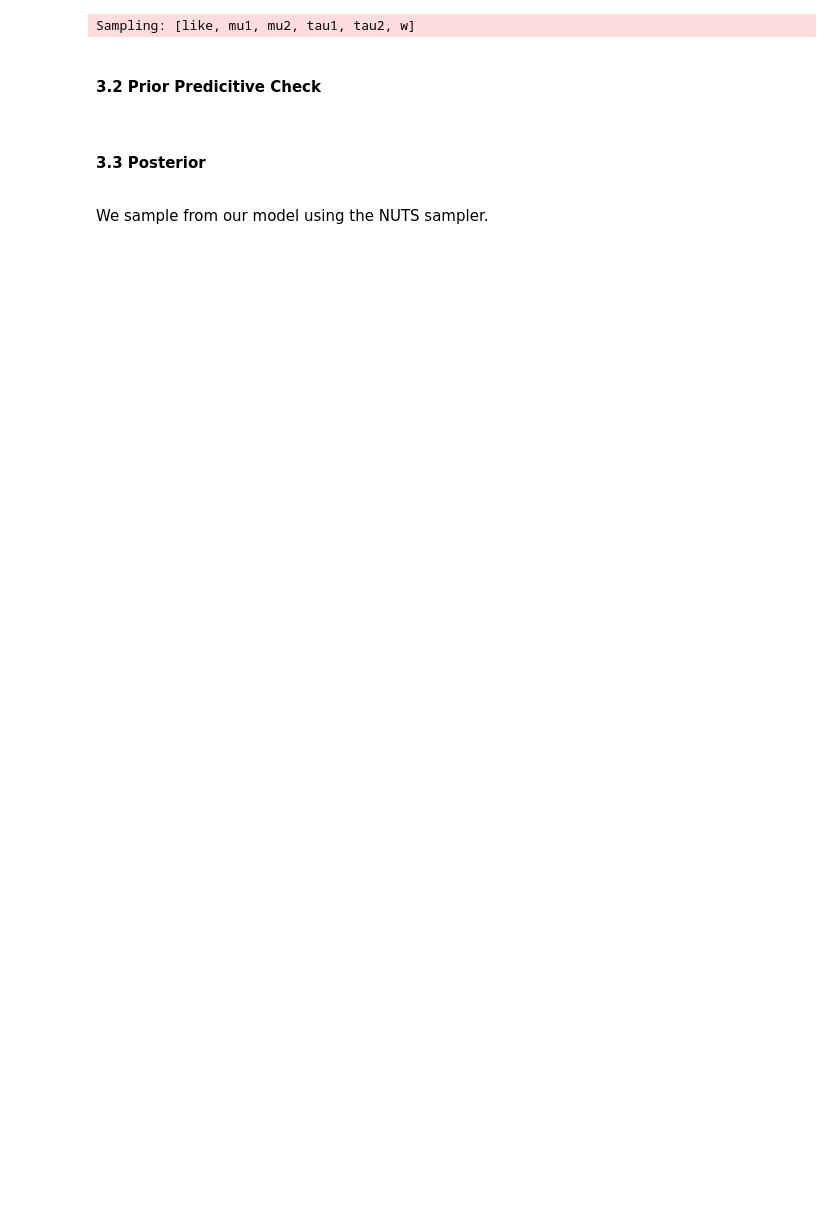
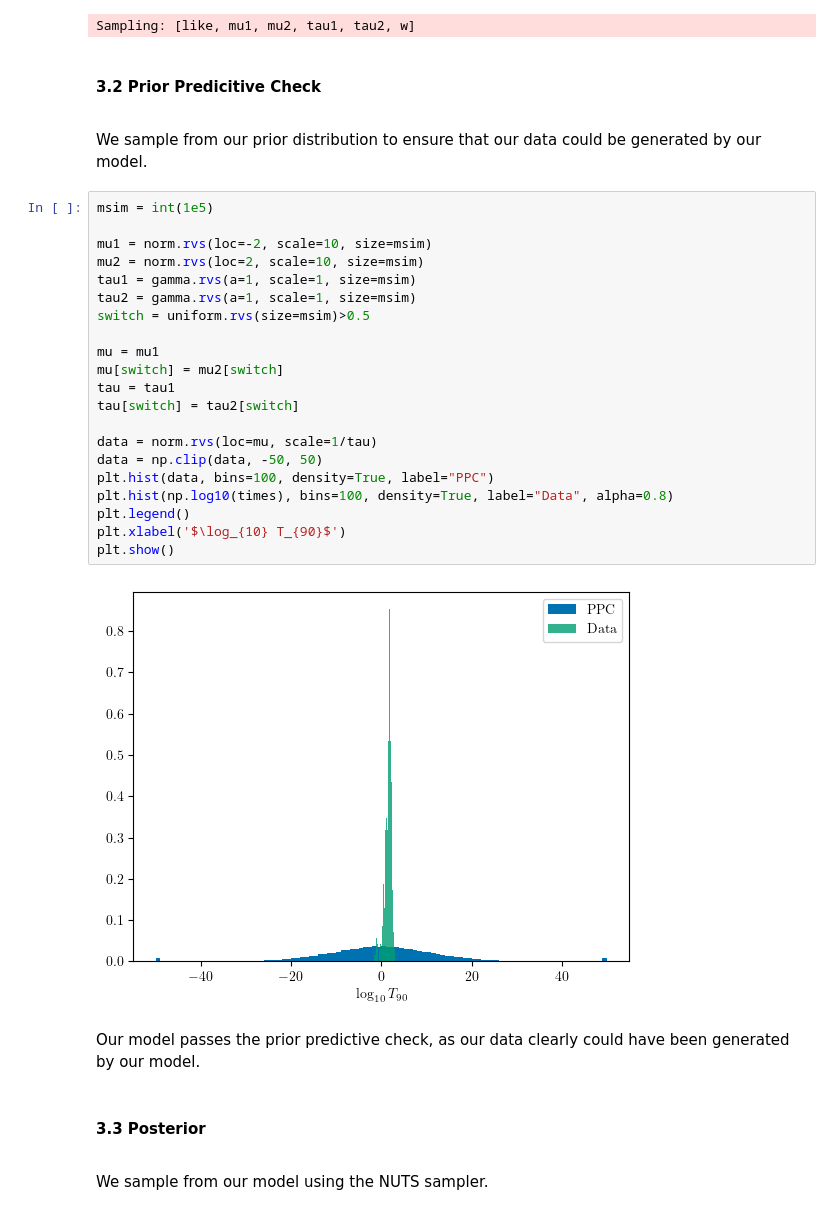
Before and after one commit to tylerbarna/AST5731-projects, a Jupyter notebook: project3/project3.ipynb, the cells around one changed output. Saved outputs shown, nothing was run; the diff lists cells and outputs as text; blank space fills up the shorter version.

```diff
--- a/project3/project3.ipynb
+++ b/project3/project3.ipynb
@@ -169,6 +184,33 @@ Sampling: [like, mu1, mu2, tau1, tau2, w]
 # %% [markdown]
 #### 3.2 Prior Predicitive Check
 <a id='prior'></a>
+# %% [markdown]
+We sample from our prior distribution to ensure that our data could be generated by our model.
+# %%
+msim = int(1e5)
+
+mu1 = norm.rvs(loc=-2, scale=10, size=msim)
+mu2 = norm.rvs(loc=2, scale=10, size=msim)
+tau1 = gamma.rvs(a=1, scale=1, size=msim)
+tau2 = gamma.rvs(a=1, scale=1, size=msim)
+switch = uniform.rvs(size=msim)>0.5
+
+mu = mu1
+mu[switch] = mu2[switch]
+tau = tau1
+tau[switch] = tau2[switch]
+
+data = norm.rvs(loc=mu, scale=1/tau)
+data = np.clip(data, -50, 50)
+plt.hist(data, bins=100, density=True, label="PPC")
+plt.hist(np.log10(times), bins=100, density=True, label="Data", alpha=0.8)
+plt.legend()
+plt.xlabel('$\log_{10} T_{90}$')
+plt.show()
+# %% [output]
+[figure, added]
+# %% [markdown]
+Our model passes the prior predictive check, as our data clearly could have been generated by our model.
 # %% [markdown]
 #### 3.3 Posterior
 <a id='posterior'></a>
```
Also changed, not shown: parts of 30 cells of this notebook, 2 other files.
